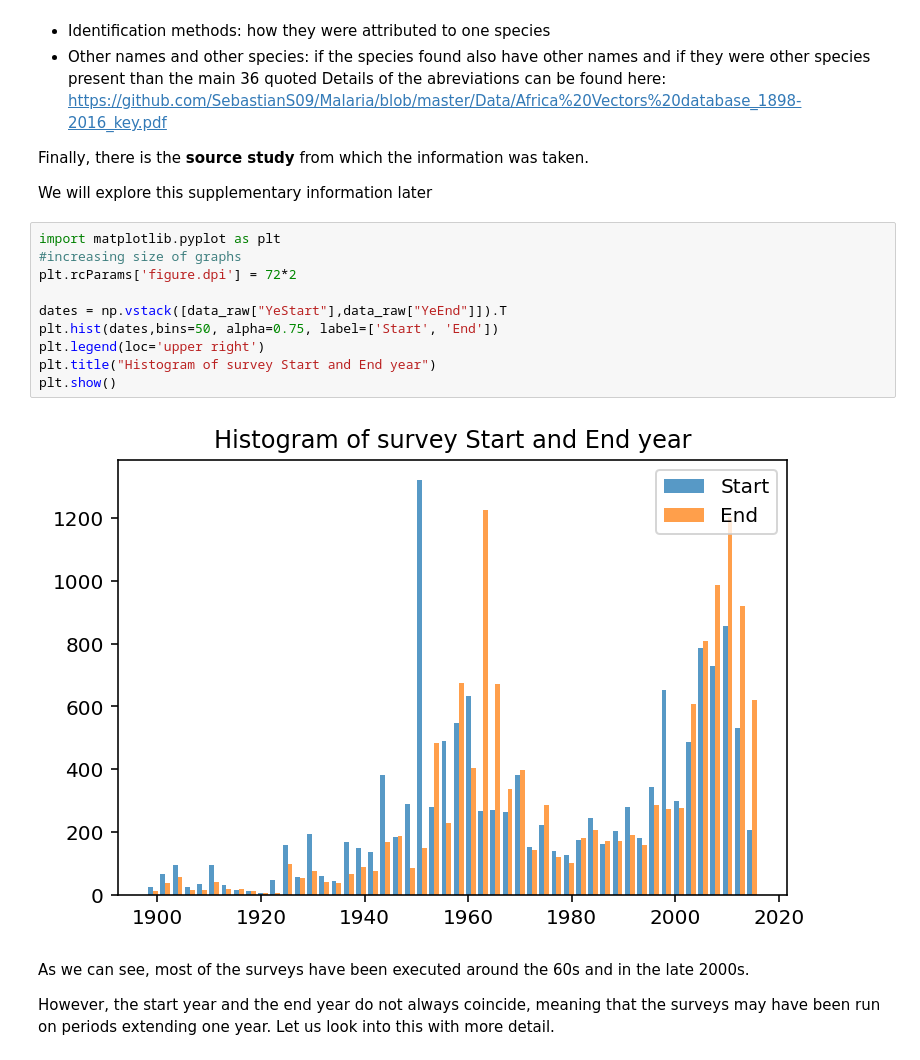
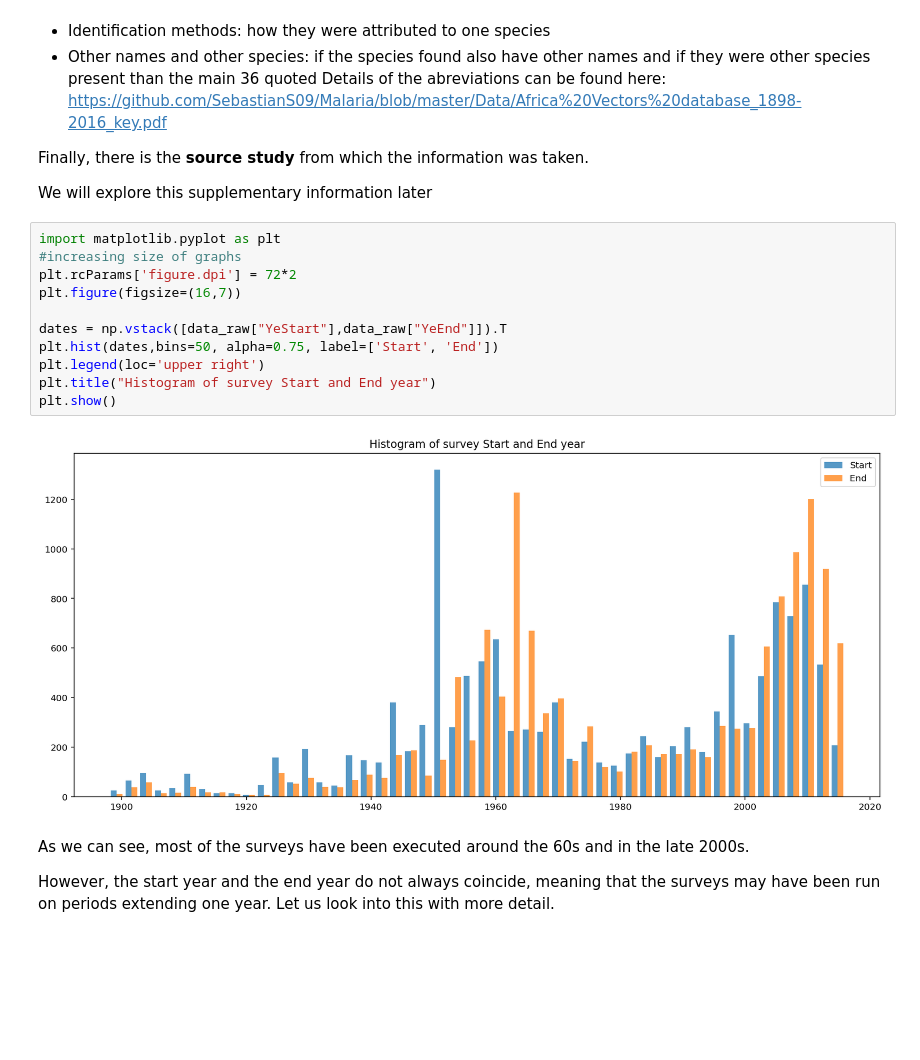
Before and after one commit to SebastianS09/Malaria, a Jupyter notebook: African_anopheline_vectors.ipynb, the cells around one changed output. Drawn from its saved outputs; the diff is of its cells as text; blank space fills up the shorter version.

```diff
--- a/African_anopheline_vectors.ipynb
+++ b/African_anopheline_vectors.ipynb
@@ -82,15 +82,16 @@ We will explore this supplementary information later
 # %%
 import matplotlib.pyplot as plt
 #increasing size of graphs
 plt.rcParams['figure.dpi'] = 72*2
+plt.figure(figsize=(16,7))
 
 dates = np.vstack([data_raw["YeStart"],data_raw["YeEnd"]]).T
 plt.hist(dates,bins=50, alpha=0.75, label=['Start', 'End'])
 plt.legend(loc='upper right')
 plt.title("Histogram of survey Start and End year")
 plt.show()
 # %% [output]
-[figure, old version]
+[figure, new version]
 # %% [markdown]
 As we can see, most of the surveys have been executed around the 60s and in the late 2000s.
 
```
Also changed, not shown: parts of 23 cells of this notebook.
